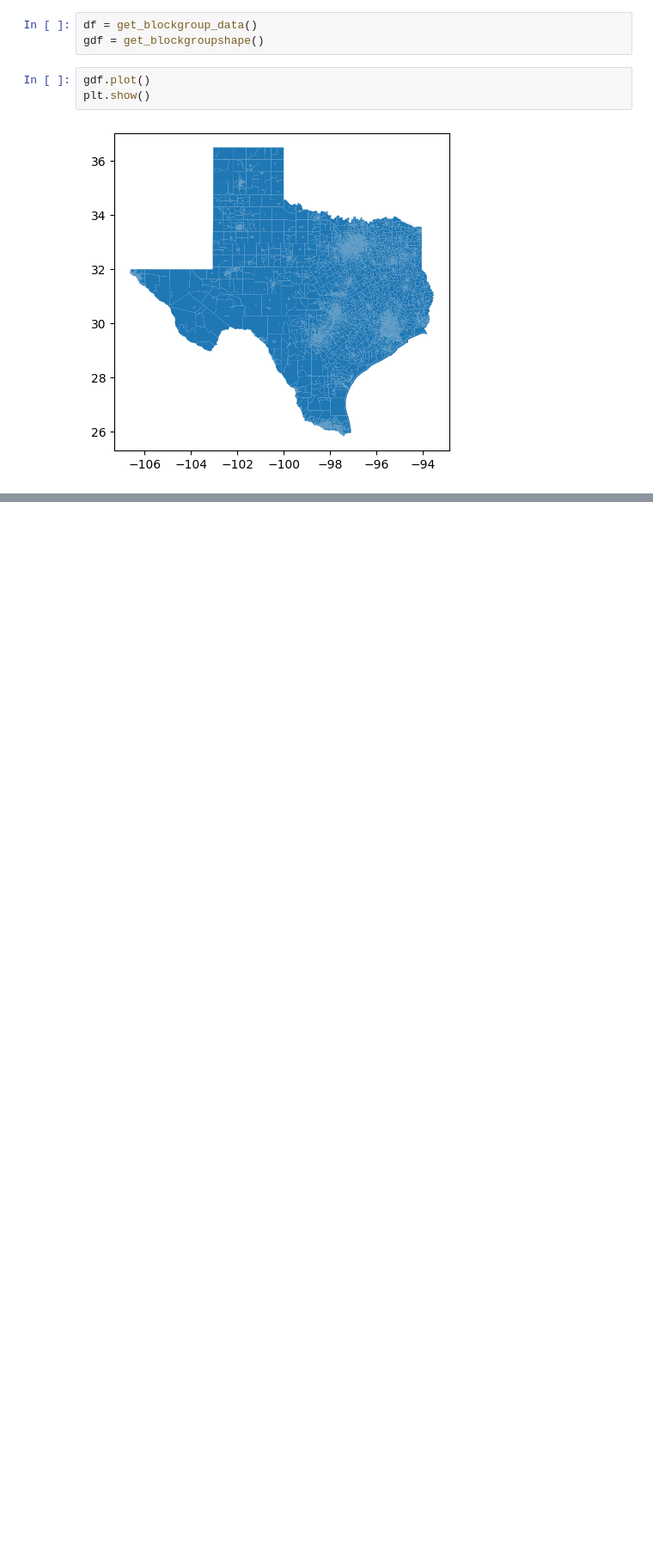
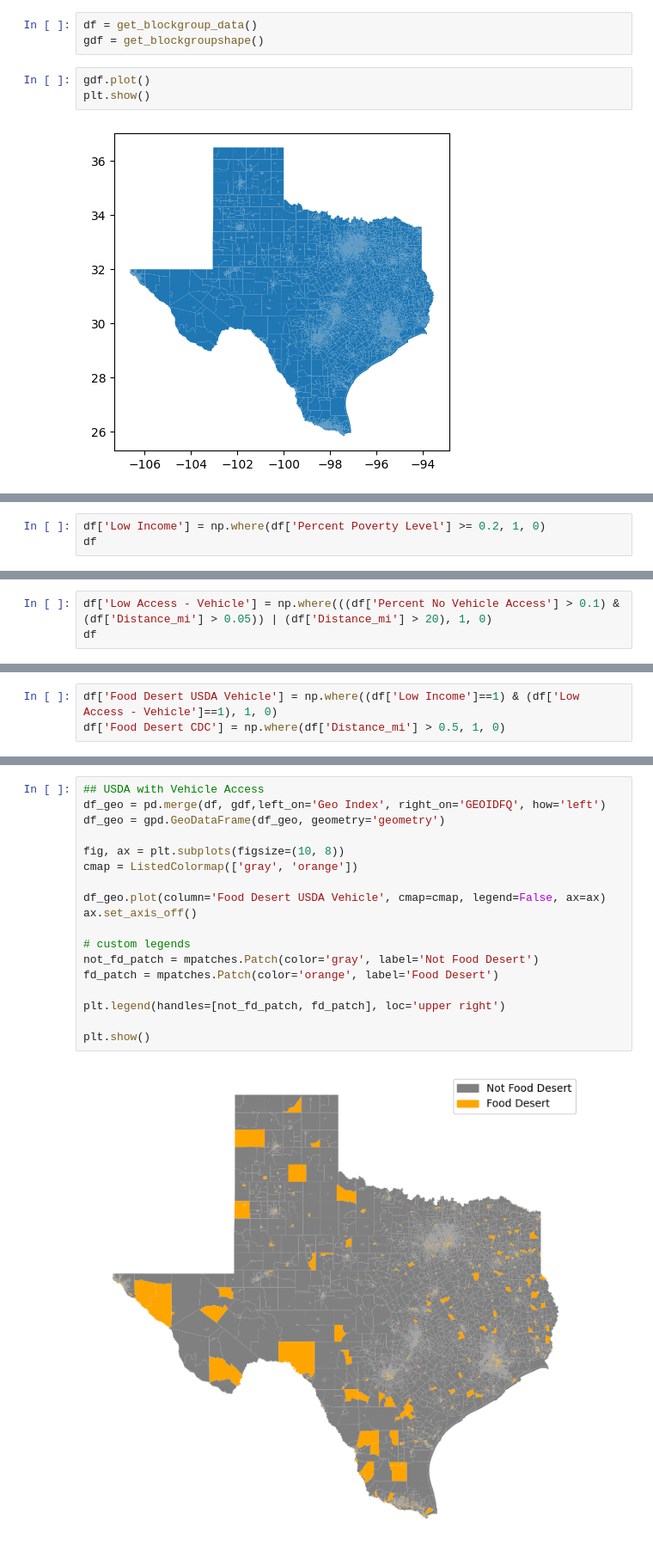
Before and after one commit to natalielarowe/MADS_Capstone, a Jupyter notebook: nl_analysis.ipynb, the cells around one changed output, grey strips where cells are left out. Shown: that part at 86% size. Cells and saved outputs as stored; diff of their text form; blank space fills up the shorter version.

Commit message:
updated cdc and usda w/vehicle analysis

```diff
--- a/nl_analysis.ipynb
+++ b/nl_analysis.ipynb
@@ -16,0 +34,3 @@ plt.show()
+# %%
+df['Low Income'] = np.where(df['Percent Poverty Level'] >= 0.2, 1, 0)
+df
@@ -16,0 +51,3 @@ plt.show()
+# %%
+df['Low Access - Vehicle'] = np.where(((df['Percent No Vehicle Access'] > 0.1) & (df['Distance_mi'] > 0.05)) | (df['Distance_mi'] > 20), 1, 0)
+df
@@ -16,0 +68,3 @@ plt.show()
+# %%
+df['Food Desert USDA Vehicle'] = np.where((df['Low Income']==1) & (df['Low Access - Vehicle']==1), 1, 0)
+df['Food Desert CDC'] = np.where(df['Distance_mi'] > 0.5, 1, 0)
@@ -16,0 +87,20 @@ plt.show()
+# %%
+## USDA with Vehicle Access
+df_geo = pd.merge(df, gdf,left_on='Geo Index', right_on='GEOIDFQ', how='left')
+df_geo = gpd.GeoDataFrame(df_geo, geometry='geometry')
+
+fig, ax = plt.subplots(figsize=(10, 8))
+cmap = ListedColormap(['gray', 'orange'])
+
+df_geo.plot(column='Food Desert USDA Vehicle', cmap=cmap, legend=False, ax=ax)
+ax.set_axis_off()
+
+# custom legends
+not_fd_patch = mpatches.Patch(color='gray', label='Not Food Desert')
+fd_patch = mpatches.Patch(color='orange', label='Food Desert')
+
+plt.legend(handles=[not_fd_patch, fd_patch], loc='upper right')
+
+plt.show()
+# %% [output]
+[figure, added]
```
Also changed, not shown: parts of 9 cells of this notebook.
